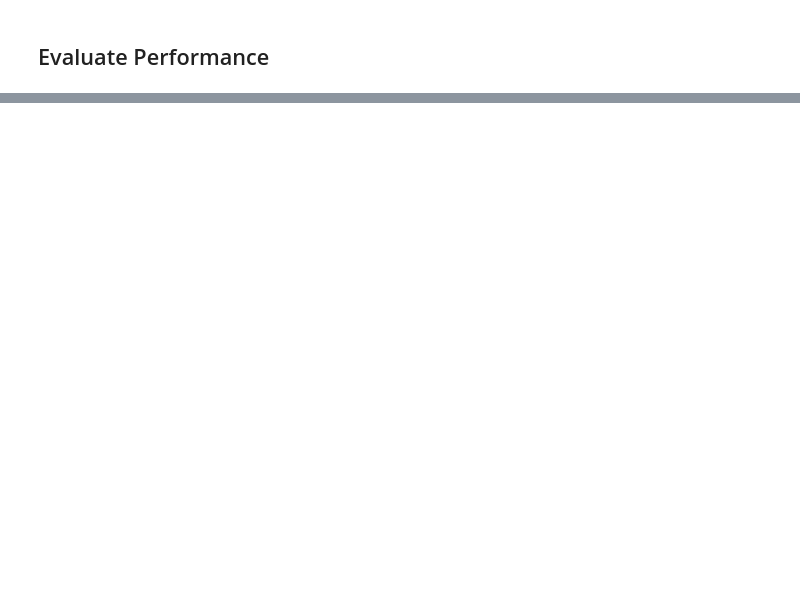
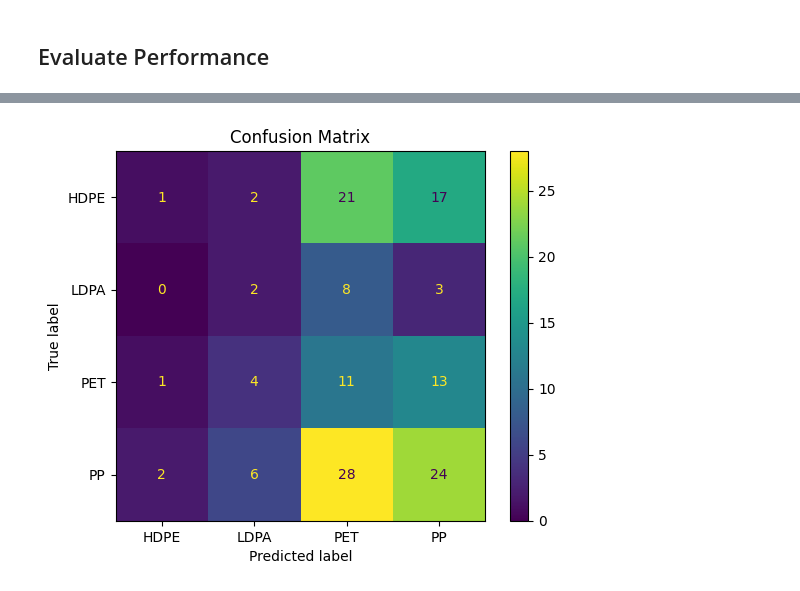
Before and after one commit to aprilyab/Plastics_Image_Classifier_With_CNN, a Jupyter notebook: notebooks/Plastics_Image_Classifier.ipynb, the cells around one changed output, grey strips where cells are left out. Drawn from its saved outputs; the diff is of its cells as text; code cells hidden in the pictures; blank space fills up the shorter version.

```diff
--- a/notebooks/Plastics_Image_Classifier.ipynb
+++ b/notebooks/Plastics_Image_Classifier.ipynb
@@ -167,0 +152,18 @@ ConfusionMatrixDisplay(cm, display_labels=labels).plot()
+# %%
+# Confusion Matrix
+
+
+# Get predictions
+validation_generator.reset()
+y_pred = model.predict(validation_generator)
+y_pred_classes = np.argmax(y_pred, axis=1)
+y_true = validation_generator.classes
+
+# Confusion Matrix
+cm = confusion_matrix(y_true, y_pred_classes)
+labels = list(validation_generator.class_indices.keys())
+ConfusionMatrixDisplay(cm, display_labels=labels).plot()
+plt.title("Confusion Matrix")
+plt.grid(False)
+plt.show()
+# %% [output]
@@ -167,0 +171 @@ ConfusionMatrixDisplay(cm, display_labels=labels).plot()
+[figure, added]
```
Also changed, not shown: parts of 5 cells of this notebook.
